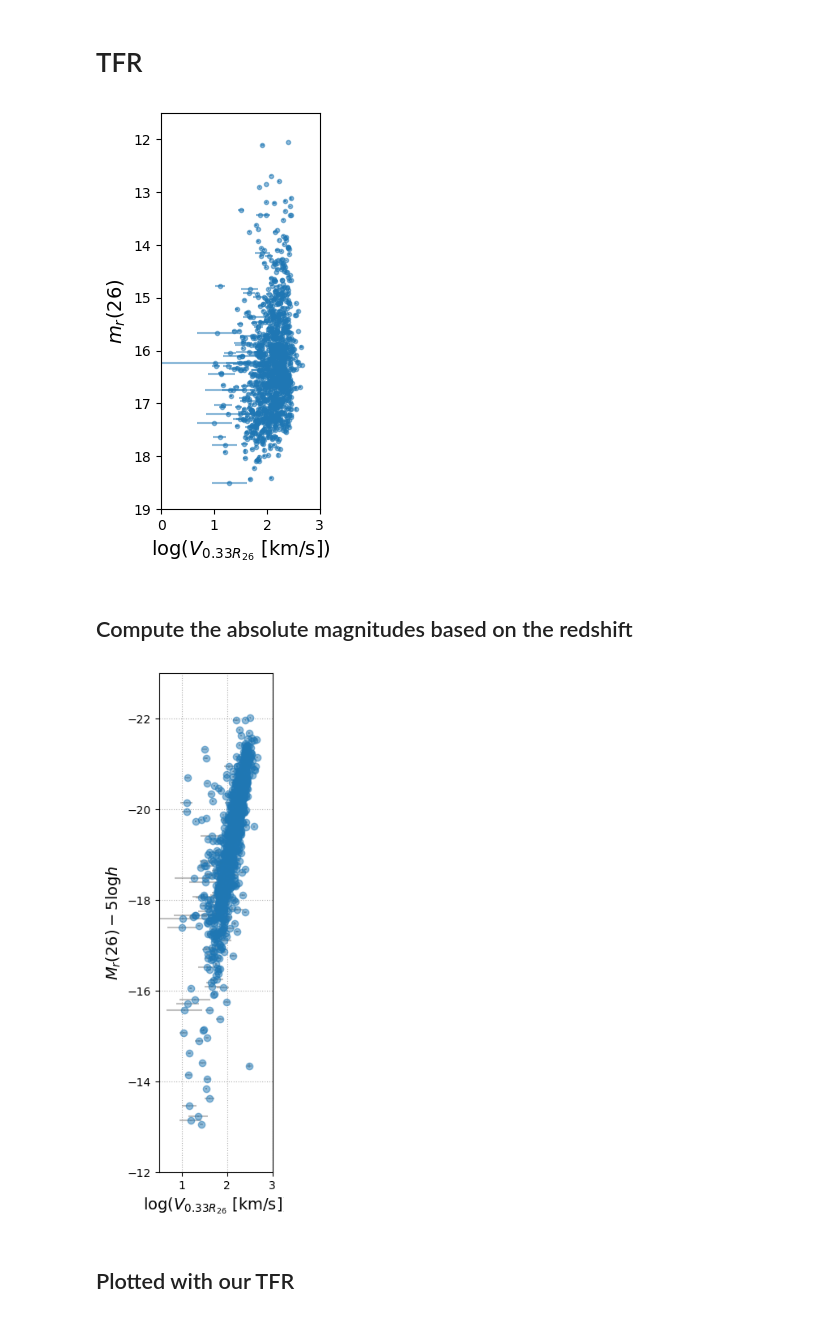
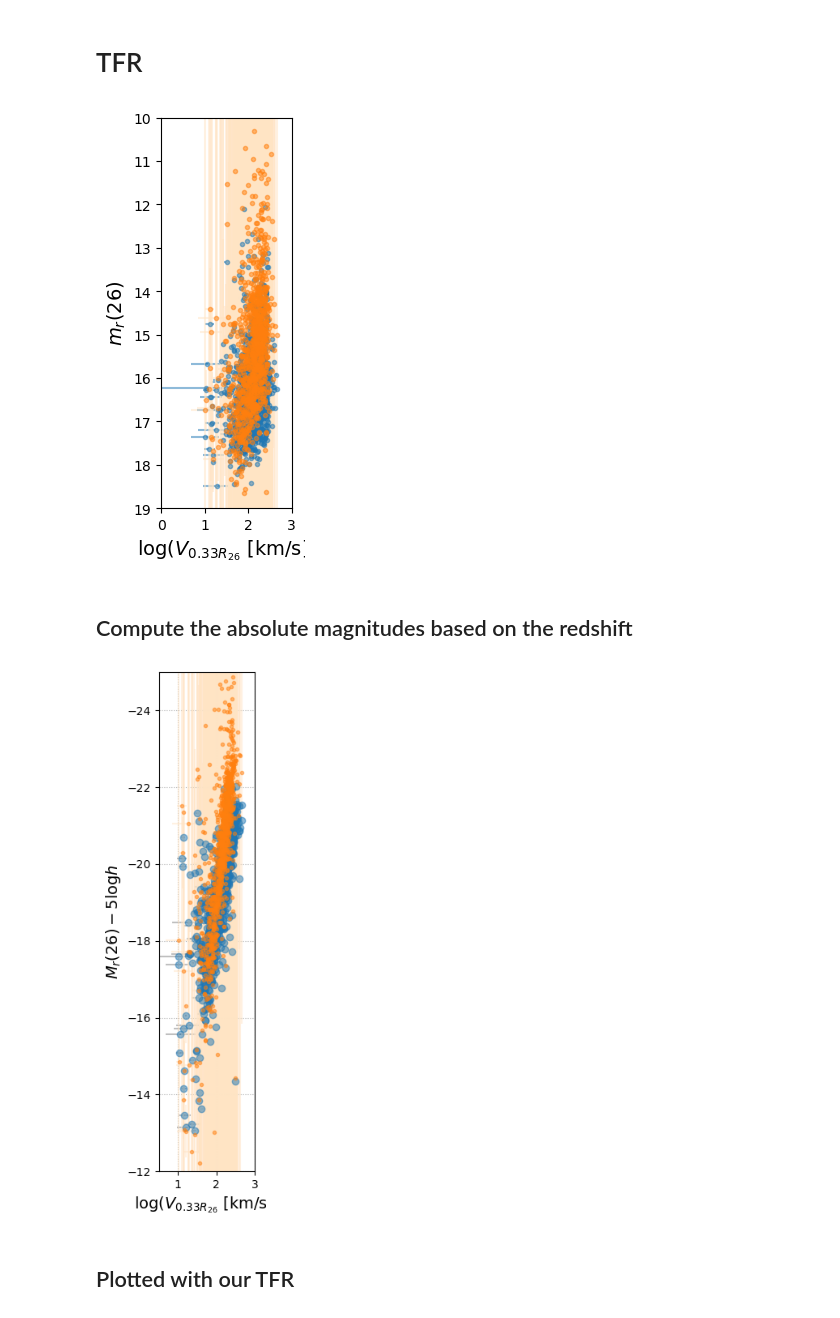
Before and after one commit to DESI-UR/DESI_SGA, a Jupyter notebook: TF/SV/TF_fuji-jointTFR-varyV0-perpdwarf_KAD.ipynb, the cells around one changed output. Saved outputs shown, nothing was run; the diff lists cells and outputs as text; code cells hidden in the pictures.

```diff
--- a/TF/SV/TF_fuji-jointTFR-varyV0-perpdwarf_KAD.ipynb
+++ b/TF/SV/TF_fuji-jointTFR-varyV0-perpdwarf_KAD.ipynb
@@ -39,3 +41,7 @@ Table length=5
 | 1583 | SGA-2020 1583 | SDSSJ154714.80+435943.7 | 4006227 | 236.811657 | 43.9954633 | S? | 73.7 | 0.34833732 | 0.80167806 | 0.035454858 | ... |
 | 1980 | SGA-2020 1980 | PGC3098317 | 3098317 | 221.078673 | 0.0419199 | S0 | 141.12 | 0.9418896 | 0.699842 | 0.028935684 | ... |
 | 2497 | SGA-2020 2497 | PGC3087853 | 3087853 | 240.33834600000003 | 42.4915716 | E? | 108.46 | 0.386367 | 0.84333473 | 0.04403246 | ... |
+# %%
+# File with corrected photometry
+SGA_TF_corr = Table.read('/global/cfs/cdirs/desi/science/td/pv/tfgalaxies/SV/SGA-2020_fuji_Vrot_phot-K-dust-Corr.fits')
+SGA_TF_corr[:5]
@@ -44,23 +59,31 @@ Table length=5
 # %%
 plt.figure(tight_layout=True)
 
 plt.errorbar(np.log10(SGA_TF['V_0p33R26']),
              SGA_TF['R_MAG_SB26'],
              xerr=0.434*SGA_TF['V_0p33R26_err']/SGA_TF['V_0p33R26'],
              yerr=SGA_TF['R_MAG_SB26_ERR'],
              fmt='.',
              alpha=0.5)
 
+plt.errorbar(np.log10(SGA_TF_corr['V_0p33R26']),
+             SGA_TF_corr['R_MAG_SB26_CORR'],
+             xerr=0.434*SGA_TF_corr['V_0p33R26_err']/SGA_TF_corr['V_0p33R26'],
+             yerr=SGA_TF_corr['R_MAG_SB26_CORR_ERR'],
+             fmt='.',
+             ecolor='bisque',
+             alpha=0.5)
+
 plt.xlim([0, 3])
-plt.ylim([19, 11.5])
+plt.ylim([19, 10])
 
 plt.xlabel('log($V_{0.33R_{26}}$ [km/s])', fontsize=14)
 plt.ylabel('$m_r (26)$', fontsize=14)
 
 ax = plt.gca()
 ax.set_aspect('equal', adjustable='box');
 # %% [output]
-[figure, old version]
+[figure, new version]
 # %% [markdown]
 ## Compute the absolute magnitudes based on the redshift
 # %%
@@ -82,8 +108,16 @@ plt.errorbar(np.log10(SGA_TF['V_0p33R26']),
              alpha=0.5,
              ecolor='gray')
 
+plt.errorbar(np.log10(SGA_TF_corr['V_0p33R26']),
+             SGA_TF_corr['R_ABSMAG_SB26_CORR'],
+             xerr=0.434*SGA_TF_corr['V_0p33R26_err']/SGA_TF_corr['V_0p33R26'],
+             yerr=SGA_TF_corr['R_ABSMAG_SB26_CORR_err'],
+             fmt='.',
+             alpha=0.5,
+             ecolor='bisque')
+
 plt.xlim([0.5, 3])
-plt.ylim([-12, -23])
+plt.ylim([-12, -25])
 
 plt.xlabel('log($V_{0.33R_{26}}$ [km/s])', fontsize=14)
 plt.ylabel('$M_r (26) - 5$log$h$', fontsize=14)
@@ -91,7 +125,7 @@ plt.ylabel('$M_r (26) - 5$log$h$', fontsize=14)
 ax = plt.gca()
 ax.set_aspect('equal', adjustable='box');
 # %% [output]
-[figure, old version]
+[figure, new version]
 # %% [markdown]
 ## Plotted with our TFR
 # %%
```
Also changed, not shown: parts of 6 cells of this notebook, 3 other files.
